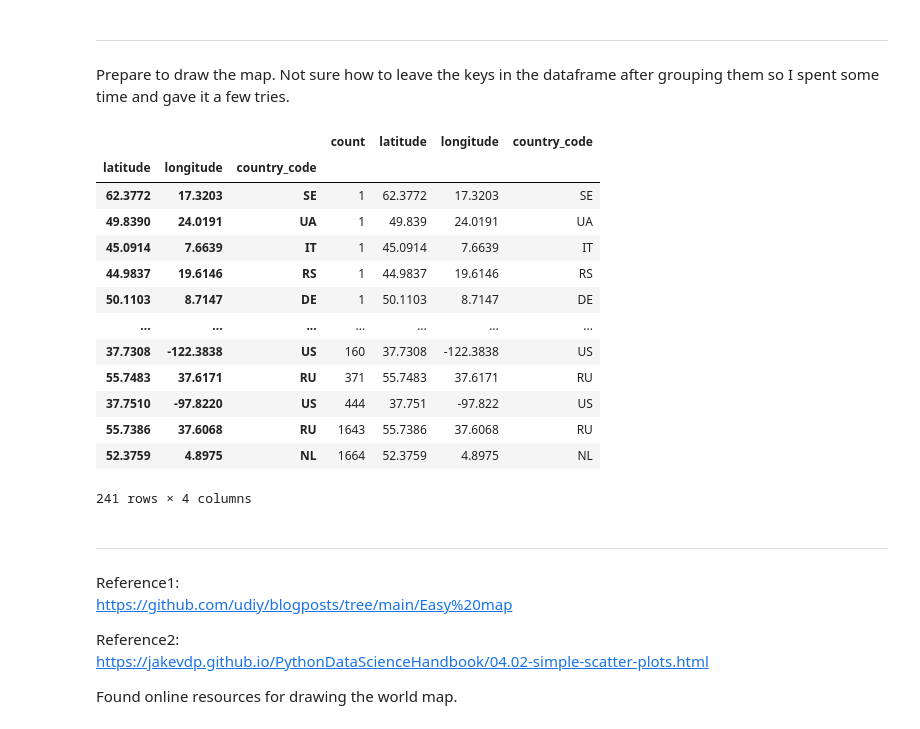
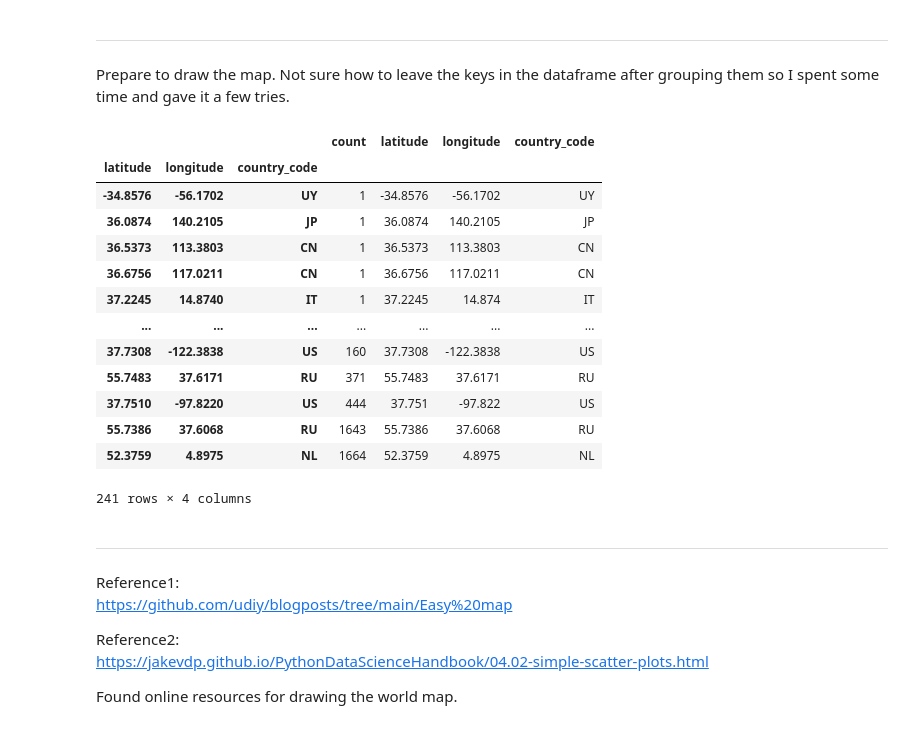
Before and after one commit to aydevmo/my-network-sample, a Jupyter notebook: python/log_processing_01/step51_data_analysis.ipynb, the cells around one changed output. Drawn from its saved outputs; the diff is of its cells as text; code cells hidden in the pictures.

```diff
--- a/python/log_processing_01/step51_data_analysis.ipynb
+++ b/python/log_processing_01/step51_data_analysis.ipynb
@@ -368,35 +368,33 @@ Prepare to draw the map. Not sure how to leave the keys in the dataframe after g
 # %%
 df_geo = df_probes.groupby(['latitude','longitude', 'country_code']).occurrence.agg(['count'])
 
-df_geo = df_geo.sort_values(by='count', ascending=False)
+df_geo = df_geo.sort_values(by='count')
 
 #df_geo['latitude'] = [ x for (x, y, z) in df_geo.index ]
 #df_geo['longitude'] = [ y for (x, y, z) in df_geo.index ]
 #df_geo['country_code'] = [ z for (x, y, z) in df_geo.index ]
 
 #df_geo['latitude', 'longitude', 'country_code'] = [ [x, y, z] for (x, y, z) in df_geo.index]
 
 #df_geo['latitude', 'longitude', 'country_code'] =  list(zip(*df_geo.index))  #error
 
 #df_geo['latitude', 'longitude', 'country_code'] =  df_geo.index
 
 #df_geo[['latitude', 'longitude', 'country_code']] =  df_geo.index  #error
 
 #df_geo[['latitude', 'longitude', 'country_code']] = [ (x, y, z) for (x, y, z) in df_geo.index]  # okay
 
 df_geo[['latitude', 'longitude', 'country_code']] = [ [x, y, z] for (x, y, z) in df_geo.index]
 
-df_geo = df_geo.sort_values(by='count')
-
 df_geo
 # %% [output]
 |  |  |  | count | latitude | longitude | country_code |
 | latitude | longitude | country_code |  |  |  |  |
-| 62.3772 | 17.3203 | SE | 1 | 62.3772 | 17.3203 | SE |
-| 49.8390 | 24.0191 | UA | 1 | 49.839 | 24.0191 | UA |
-| 45.0914 | 7.6639 | IT | 1 | 45.0914 | 7.6639 | IT |
-| 44.9837 | 19.6146 | RS | 1 | 44.9837 | 19.6146 | RS |
-| 50.1103 | 8.7147 | DE | 1 | 50.1103 | 8.7147 | DE |
+| -34.8576 | -56.1702 | UY | 1 | -34.8576 | -56.1702 | UY |
+| 36.0874 | 140.2105 | JP | 1 | 36.0874 | 140.2105 | JP |
+| 36.5373 | 113.3803 | CN | 1 | 36.5373 | 113.3803 | CN |
+| 36.6756 | 117.0211 | CN | 1 | 36.6756 | 117.0211 | CN |
+| 37.2245 | 14.8740 | IT | 1 | 37.2245 | 14.874 | IT |
 | ... | ... | ... | ... | ... | ... | ... |
 | 37.7308 | -122.3838 | US | 160 | 37.7308 | -122.3838 | US |
 | 55.7483 | 37.6171 | RU | 371 | 55.7483 | 37.6171 | RU |
```
